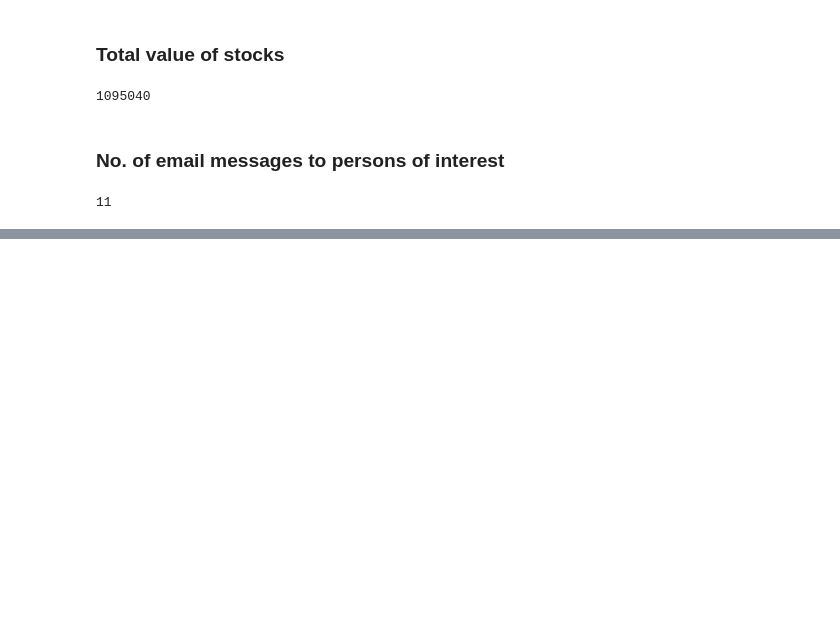
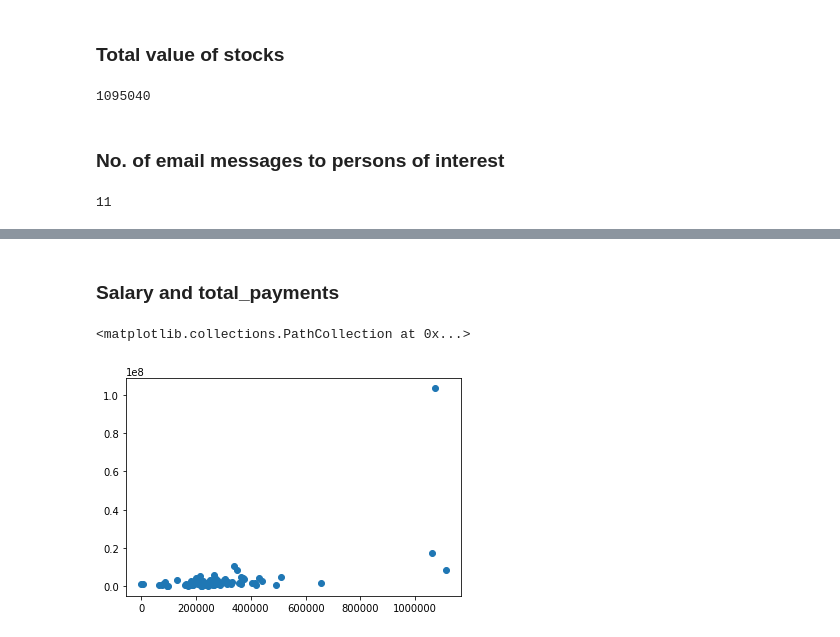
Before and after one commit to XCMer/DAND-Identify-Fraud, a Jupyter notebook: notebooks/Exploration.ipynb, the cells around one changed output, grey strips where cells are left out. Saved outputs shown, nothing was run; the diff lists cells and outputs as text; code cells hidden in the pictures; blank space fills up the shorter version.

```diff
--- a/notebooks/Exploration.ipynb
+++ b/notebooks/Exploration.ipynb
@@ -71,0 +291,7 @@ enron_data['COLWELL WESLEY']['from_this_person_to_poi']
+# %% [markdown]
+### Salary and total_payments
+# %%
+plt.scatter(enron_data_pd1['salary'], enron_data_pd1['total_payments'])
+# %% [output]
+<matplotlib.collections.PathCollection at 0x...>
+[figure, added]
```
Also changed, not shown: parts of 35 cells of this notebook, 7 other files.
